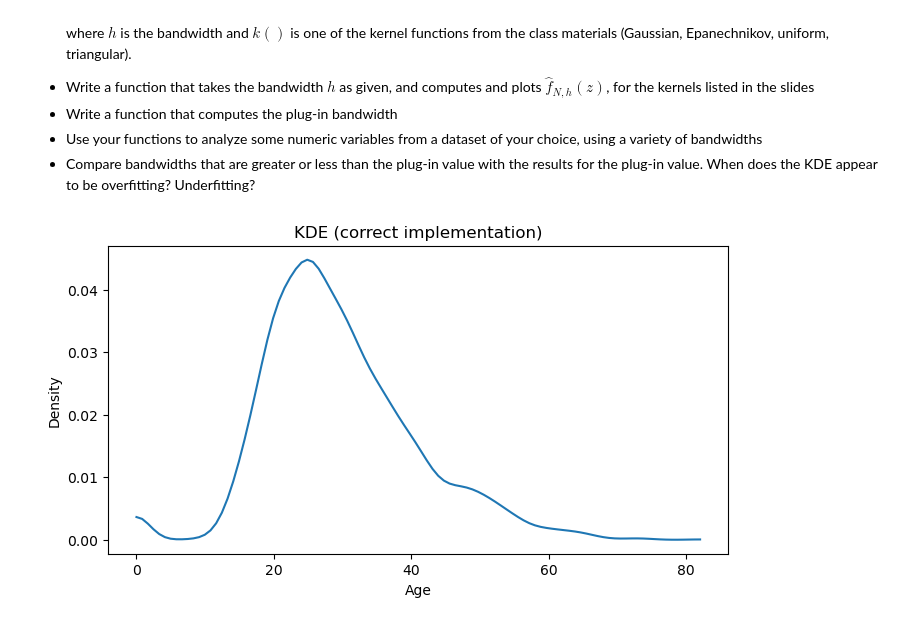
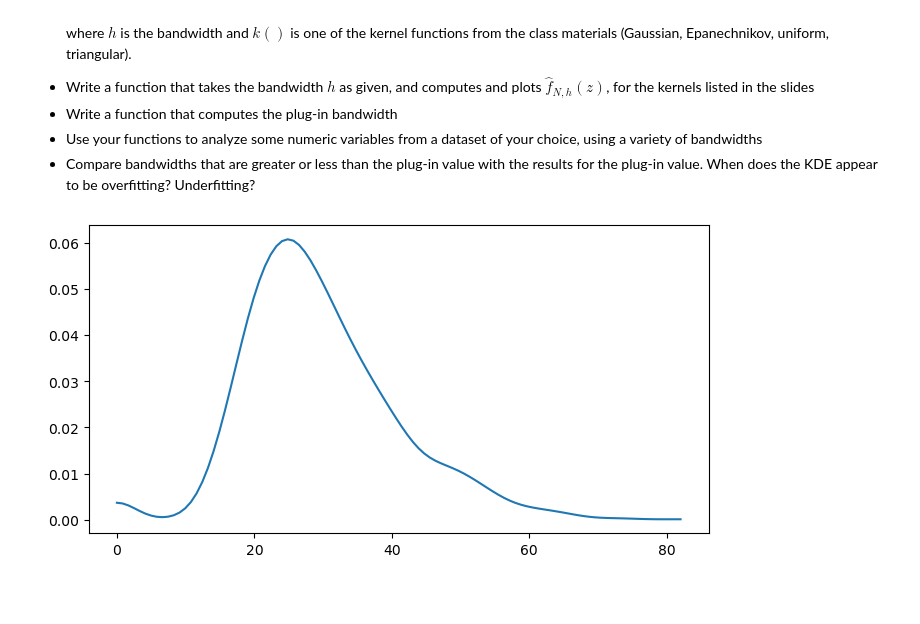
Before and after one commit to rde6mn/DS5030-Assignment2, a Jupyter notebook: assignment_2.ipynb, the cells around one changed output. Saved outputs shown, nothing was run; the diff lists cells and outputs as text; code cells hidden in the pictures; blank space fills up the shorter version.

```diff
--- a/assignment_2.ipynb
+++ b/assignment_2.ipynb
@@ -284,13 +284,13 @@ where $h$ is the bandwidth and $k()$ is one of the kernel functions from the cla
 # %%
 # formula source: https://towardsdatascience.com/kernel-density-estimation-explained-step-by-step-7cc5b5bc4517/
 # %%
-def kde(x, h, kernel = "guassian"):
+def kde(x, h, kernel = "gaussian"):
     N=len(x)
     z = np.linspace(x.min(), x.max(), 100)
     kde_vals = []
     for z_val in z:
         z_val = (x - z_val) / h
-        if kernel == "guassian":
+        if kernel == "gaussian":
             kern_val = (1/np.sqrt(2*np.pi)) * np.exp(-0.5*(z_val**2/h))
             kde_vals.append(np.sum(kern_val) / (N * h))
         elif kernel == "epanechnikov":
@@ -306,28 +306,15 @@ def kde(x, h, kernel = "guassian"):
             return "enter valid kernel (all lower-case)"
     return kde_vals
 # %%
-def kde(X, h, z, kernel="gaussian"):
-    def gaussian_kernel(u):
-        return np.exp(-0.5 * u**2) / np.sqrt(2 * np.pi)
-    kernels = {"gaussian": gaussian_kernel}
-    k = kernels[kernel]
-    N = X.size
-    kde_vals = []
-    for zi in z:
-        u = (X - zi) / h
-        kde_vals.append(np.sum(k(u)) / (N * h))
-    return kde_vals
+
 
 X = df['age'].dropna().values
 z = np.linspace(X.min(), X.max(), 100)
 h = 2
-kde_vals = kde(X, h, z, kernel="gaussian")
+kde_vals = kde(X, h)
 
 plt.figure(figsize=(8, 4))
 plt.plot(z, kde_vals)
-plt.title('KDE (correct implementation)')
-plt.xlabel('Age')
-plt.ylabel('Density')
 plt.show()
 # %% [output]
-[figure, old version]
+[figure, new version]
```
Also changed, not shown: parts of 2 cells of this notebook.
